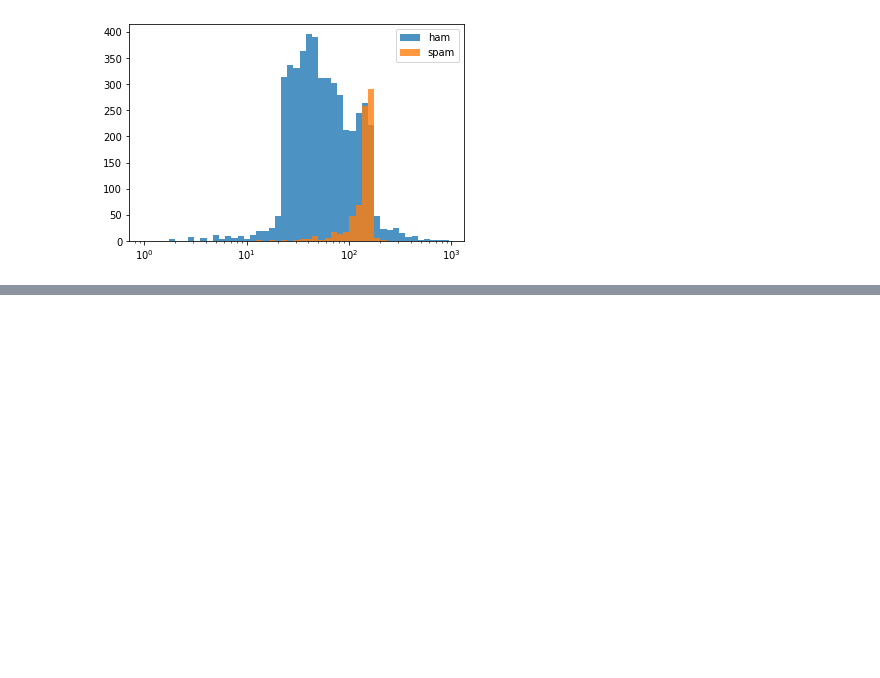
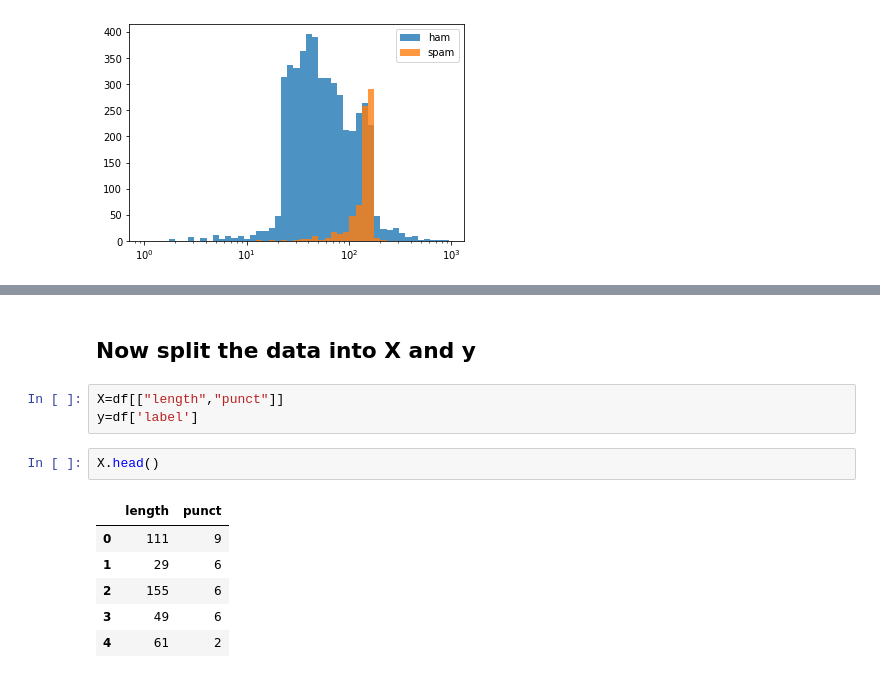
Before and after one commit to aryatomarAI/Natural-Language-Processing-with-python, a Jupyter notebook: Text-Classification/SciKit-Learn-Primer.ipynb, the cells around one changed output, grey strips where cells are left out. Saved outputs shown, nothing was run; the diff lists cells and outputs as text; blank space fills up the shorter version.

```diff
--- a/Text-Classification/SciKit-Learn-Primer.ipynb
+++ b/Text-Classification/SciKit-Learn-Primer.ipynb
@@ -124,0 +125,14 @@ plt.show()
+# %% [markdown]
+## Now split the data into X and y
+# %%
+X=df[["length","punct"]]
+y=df['label']
+# %%
+X.head()
+# %% [output]
+|  | length | punct |
+| 0 | 111 | 9 |
+| 1 | 29 | 6 |
+| 2 | 155 | 6 |
+| 3 | 49 | 6 |
+| 4 | 61 | 2 |
```
Also changed, not shown: parts of 31 cells of this notebook.
